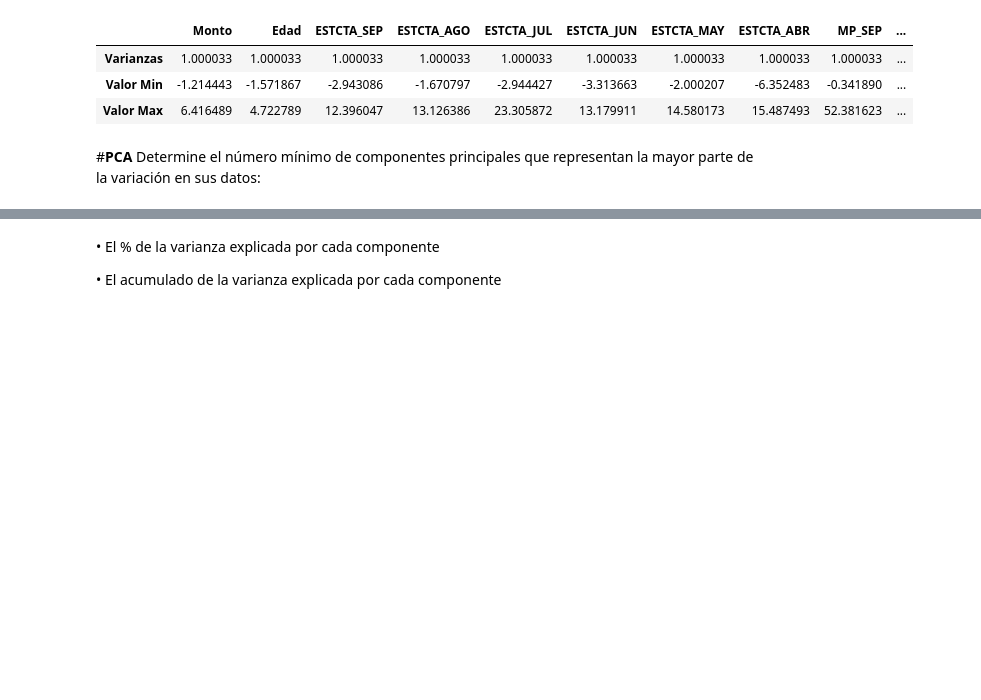
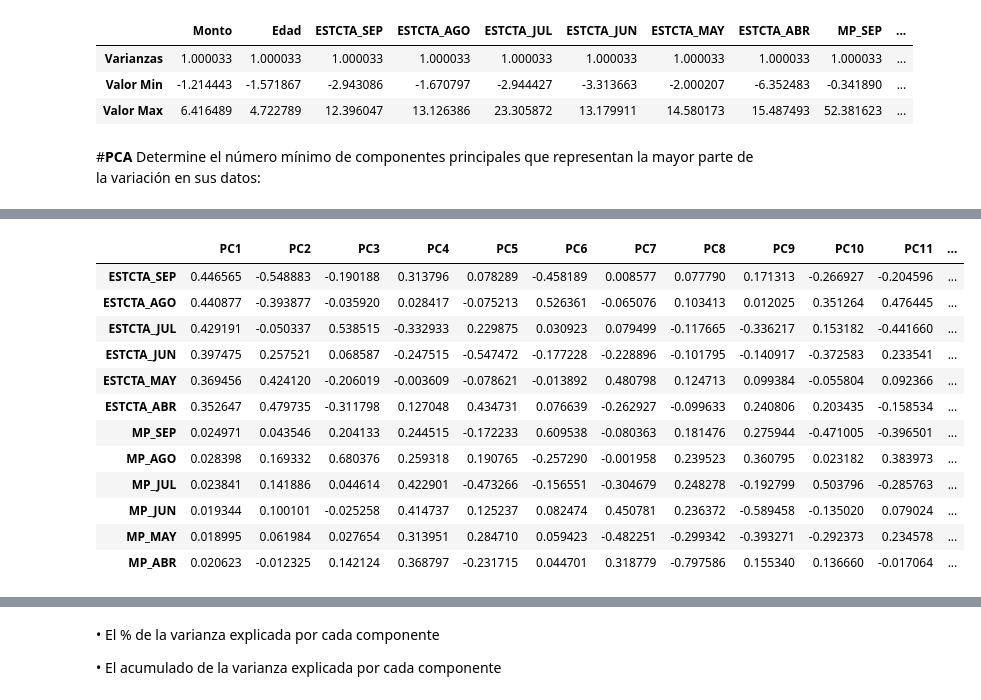
Before and after one commit to PosgradoMNA/actividades-del-projecto-equipo_98, a Jupyter notebook: Actividad_4.ipynb, the cells around one changed output, grey strips where cells are left out. Drawn from its saved outputs; the diff is of its cells as text; code cells hidden in the pictures; blank space fills up the shorter version.

```diff
--- a/Actividad_4.ipynb
+++ b/Actividad_4.ipynb
@@ -261,0 +318,3 @@ Determine el número mínimo de componentes principales que representan la mayor
+# %%
+pcsSummary_df.columns = ['PC{}'.format(i) for i in range(1, len(pcsSummary_df.columns) + 1)]
+pcsSummary_df.round(4)
@@ -261,0 +366,20 @@ Determine el número mínimo de componentes principales que representan la mayor
+# %%
+pcsComponents_dfX = pd.DataFrame(pcs.components_.transpose(),
+                                columns = pcsSummary_df.columns,
+                                index = df.iloc[:, 3:].columns
+                                )
+pcsComponents_dfX
+# %% [output]
+|  | PC1 | PC2 | PC3 | PC4 | PC5 | PC6 | PC7 | PC8 | PC9 | PC10 | PC11 | ... |
+| ESTCTA_SEP | 0.446565 | -0.548883 | -0.190188 | 0.313796 | 0.078289 | -0.458189 | 0.008577 | 0.077790 | 0.171313 | -0.266927 | -0.204596 | ... |
+| ESTCTA_AGO | 0.440877 | -0.393877 | -0.035920 | 0.028417 | -0.075213 | 0.526361 | -0.065076 | 0.103413 | 0.012025 | 0.351264 | 0.476445 | ... |
+| ESTCTA_JUL | 0.429191 | -0.050337 | 0.538515 | -0.332933 | 0.229875 | 0.030923 | 0.079499 | -0.117665 | -0.336217 | 0.153182 | -0.441660 | ... |
+| ESTCTA_JUN | 0.397475 | 0.257521 | 0.068587 | -0.247515 | -0.547472 | -0.177228 | -0.228896 | -0.101795 | -0.140917 | -0.372583 | 0.233541 | ... |
+| ESTCTA_MAY | 0.369456 | 0.424120 | -0.206019 | -0.003609 | -0.078621 | -0.013892 | 0.480798 | 0.124713 | 0.099384 | -0.055804 | 0.092366 | ... |
+| ESTCTA_ABR | 0.352647 | 0.479735 | -0.311798 | 0.127048 | 0.434731 | 0.076639 | -0.262927 | -0.099633 | 0.240806 | 0.203435 | -0.158534 | ... |
+| MP_SEP | 0.024971 | 0.043546 | 0.204133 | 0.244515 | -0.172233 | 0.609538 | -0.080363 | 0.181476 | 0.275944 | -0.471005 | -0.396501 | ... |
+| MP_AGO | 0.028398 | 0.169332 | 0.680376 | 0.259318 | 0.190765 | -0.257290 | -0.001958 | 0.239523 | 0.360795 | 0.023182 | 0.383973 | ... |
+| MP_JUL | 0.023841 | 0.141886 | 0.044614 | 0.422901 | -0.473266 | -0.156551 | -0.304679 | 0.248278 | -0.192799 | 0.503796 | -0.285763 | ... |
+| MP_JUN | 0.019344 | 0.100101 | -0.025258 | 0.414737 | 0.125237 | 0.082474 | 0.450781 | 0.236372 | -0.589458 | -0.135020 | 0.079024 | ... |
+| MP_MAY | 0.018995 | 0.061984 | 0.027654 | 0.313951 | 0.284710 | 0.059423 | -0.482251 | -0.299342 | -0.393271 | -0.292373 | 0.234578 | ... |
+| MP_ABR | 0.020623 | -0.012325 | 0.142124 | 0.368797 | -0.231715 | 0.044701 | 0.318779 | -0.797586 | 0.155340 | 0.136660 | -0.017064 | ... |
```
Also changed, not shown: parts of 30 cells of this notebook.
